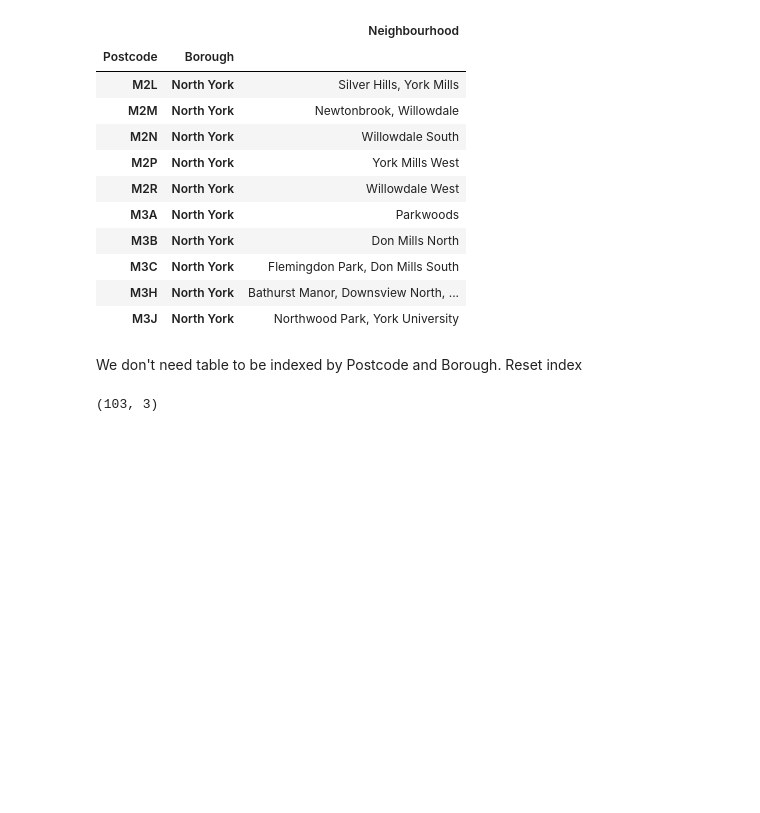
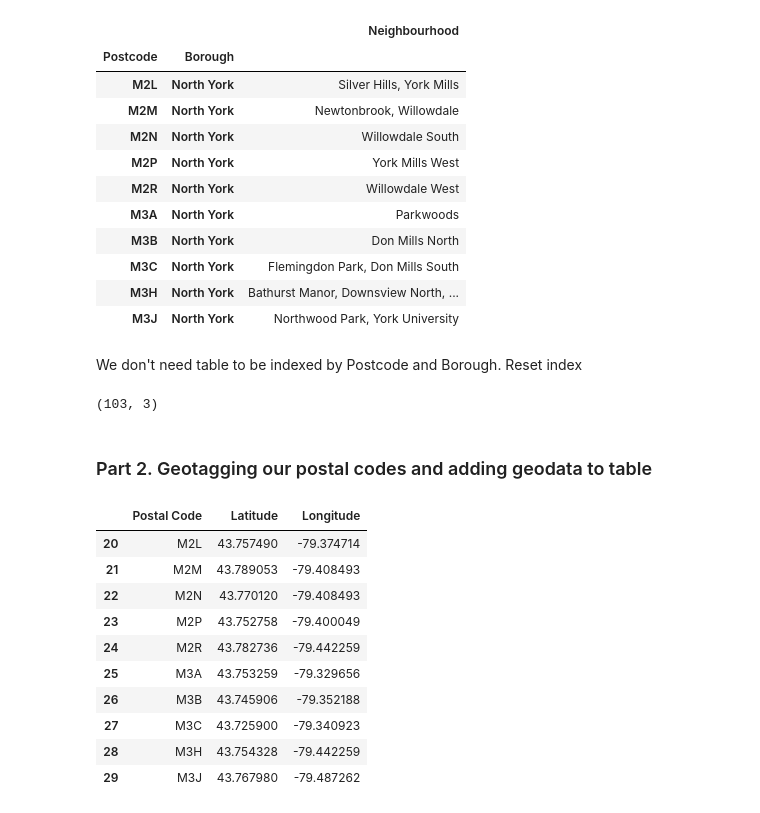
Before and after one commit to lorrainedr/Coursera_Capstone, a Jupyter notebook: Capstone Project Week 3.ipynb, the cells around one changed output. Cells and saved outputs as stored; diff of their text form; code cells hidden in the pictures; blank space fills up the shorter version.

```diff
--- a/Capstone Project Week 3.ipynb
+++ b/Capstone Project Week 3.ipynb
@@ -62,3 +62,20 @@ df=df.reset_index()
 df.shape
 # %% [output]
 (103, 3)
+# %% [markdown]
+### Part 2. Geotagging our postal codes and adding geodata to table
+# %%
+df_geo = pd.read_csv('https://cocl.us/Geospatial_data')
+df_geo[20:30]
+# %% [output]
+|  | Postal Code | Latitude | Longitude |
+| 20 | M2L | 43.757490 | -79.374714 |
+| 21 | M2M | 43.789053 | -79.408493 |
+| 22 | M2N | 43.770120 | -79.408493 |
+| 23 | M2P | 43.752758 | -79.400049 |
+| 24 | M2R | 43.782736 | -79.442259 |
+| 25 | M3A | 43.753259 | -79.329656 |
+| 26 | M3B | 43.745906 | -79.352188 |
+| 27 | M3C | 43.725900 | -79.340923 |
+| 28 | M3H | 43.754328 | -79.442259 |
+| 29 | M3J | 43.767980 | -79.487262 |
```
Also changed, not shown: parts of 14 cells of this notebook.
